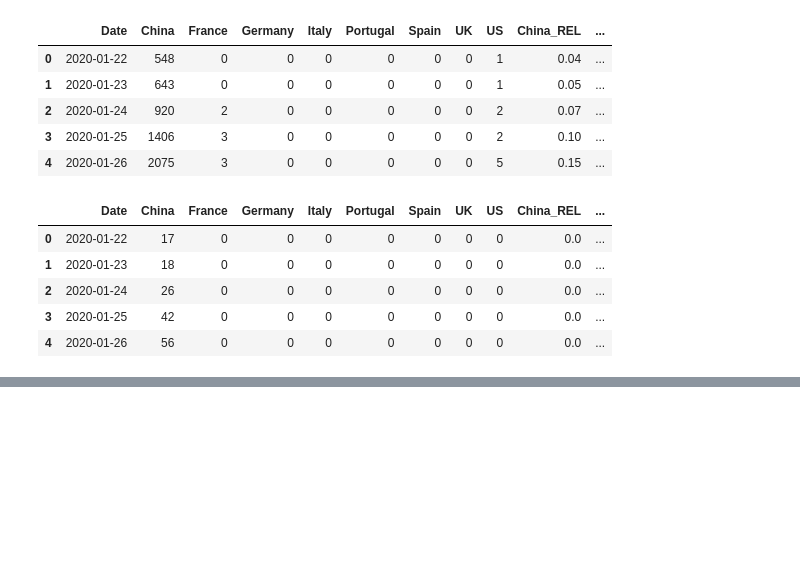
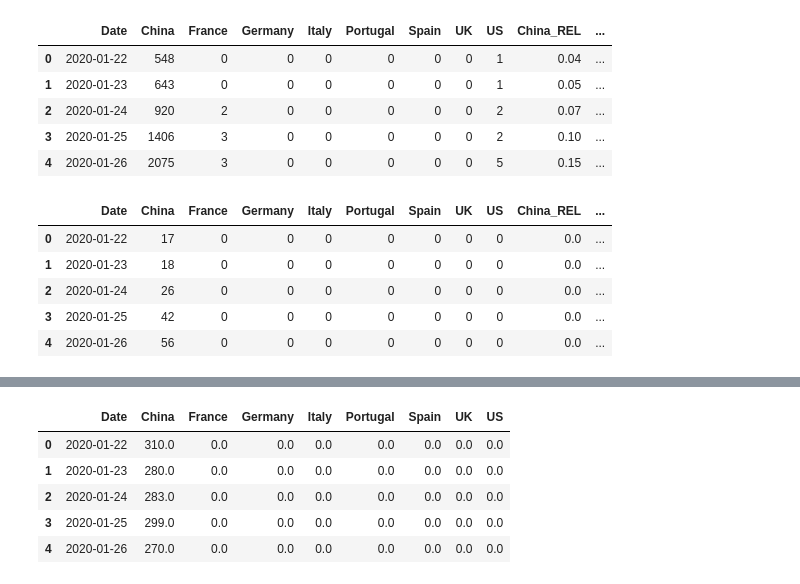
Before and after one commit to JotaBlanco/TheValley, a Jupyter notebook: Notebooks/02-analisis-exploratorio-visual/EJERCICIO_3___EDA_Visual_Covid.ipynb, the cells around one changed output, grey strips where cells are left out. Cells and saved outputs as stored; diff of their text form; code cells hidden in the pictures; blank space fills up the shorter version.

```diff
--- a/Notebooks/02-analisis-exploratorio-visual/EJERCICIO_3___EDA_Visual_Covid.ipynb
+++ b/Notebooks/02-analisis-exploratorio-visual/EJERCICIO_3___EDA_Visual_Covid.ipynb
@@ -865,0 +131,4 @@ profile_fifa19.to_file(output_file="/content/drive/My Drive/Data/Fifa19 Informe
+# %%
+# Nos quedamos con las cols que no son acumuladas en los últimos 7 dias ni REL
+cols = [col for col in df_tasa_mortalidad.columns if (('_ult7' not in col)&('REL' not in col))]
+cols
@@ -865,0 +145,19 @@ profile_fifa19.to_file(output_file="/content/drive/My Drive/Data/Fifa19 Informe
+# %%
+# Nos quedamos con las columnas adecuadas
+df_tasa_mortalidad = df_tasa_mortalidad[cols]
+
+# Convertimos los nulls en 0s
+df_tasa_mortalidad = df_tasa_mortalidad.fillna(0)
+
+# Convertimos las cifras en porcentajes
+df_tasa_mortalidad.iloc[:,1:] = np.round(df_tasa_mortalidad.iloc[:,1:]*100, 2)
+
+# Visualizamos algunos registros
+df_tasa_mortalidad.head()
+# %% [output]
+|  | Date | China | France | Germany | Italy | Portugal | Spain | UK | US |
+| 0 | 2020-01-22 | 310.0 | 0.0 | 0.0 | 0.0 | 0.0 | 0.0 | 0.0 | 0.0 |
+| 1 | 2020-01-23 | 280.0 | 0.0 | 0.0 | 0.0 | 0.0 | 0.0 | 0.0 | 0.0 |
+| 2 | 2020-01-24 | 283.0 | 0.0 | 0.0 | 0.0 | 0.0 | 0.0 | 0.0 | 0.0 |
+| 3 | 2020-01-25 | 299.0 | 0.0 | 0.0 | 0.0 | 0.0 | 0.0 | 0.0 | 0.0 |
+| 4 | 2020-01-26 | 270.0 | 0.0 | 0.0 | 0.0 | 0.0 | 0.0 | 0.0 | 0.0 |
```
Also changed, not shown: parts of 130 cells of this notebook.
